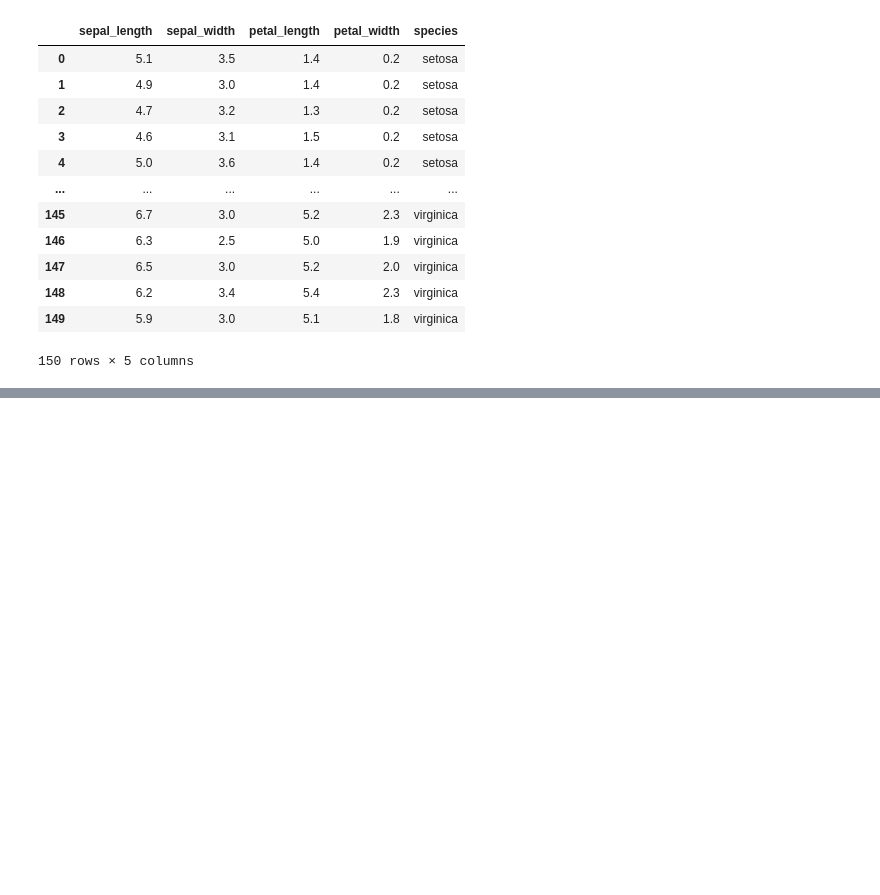
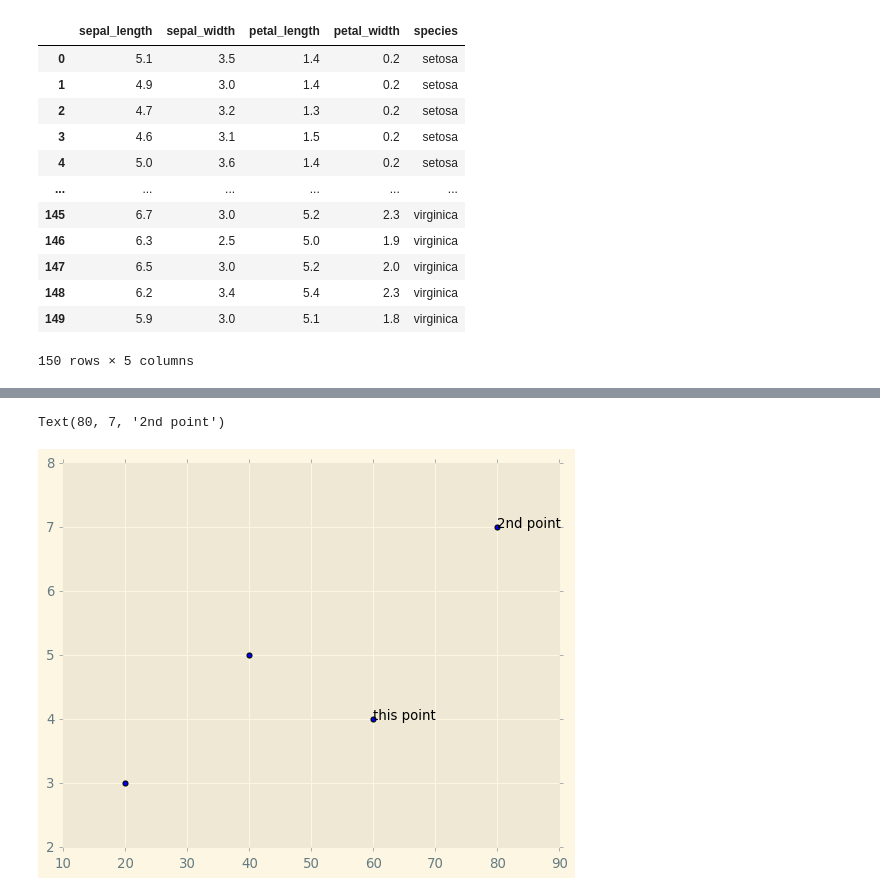
Before and after one commit to suraj4502/DS-Material, a Jupyter notebook: matplotlib_class.ipynb, the cells around one changed output, grey strips where cells are left out. Saved outputs shown, nothing was run; the diff lists cells and outputs as text; code cells hidden in the pictures; blank space fills up the shorter version.

```diff
--- a/matplotlib_class.ipynb
+++ b/matplotlib_class.ipynb
@@ -428,0 +453,2 @@ iris_data
+# %%
+plt.style.use("Solarize_Light2")
@@ -428,0 +475,10 @@ iris_data
+# %%
+x = [20,40,60,80]
+y = [3,5,4,7]
+plt.scatter(x,y)
+
+plt.text(60,4,'this point')
+plt.text(80,7,'2nd point')
+# %% [output]
+Text(80, 7, '2nd point')
+[figure, added]
```
Also changed, not shown: parts of 21 cells of this notebook, 8 other files.
